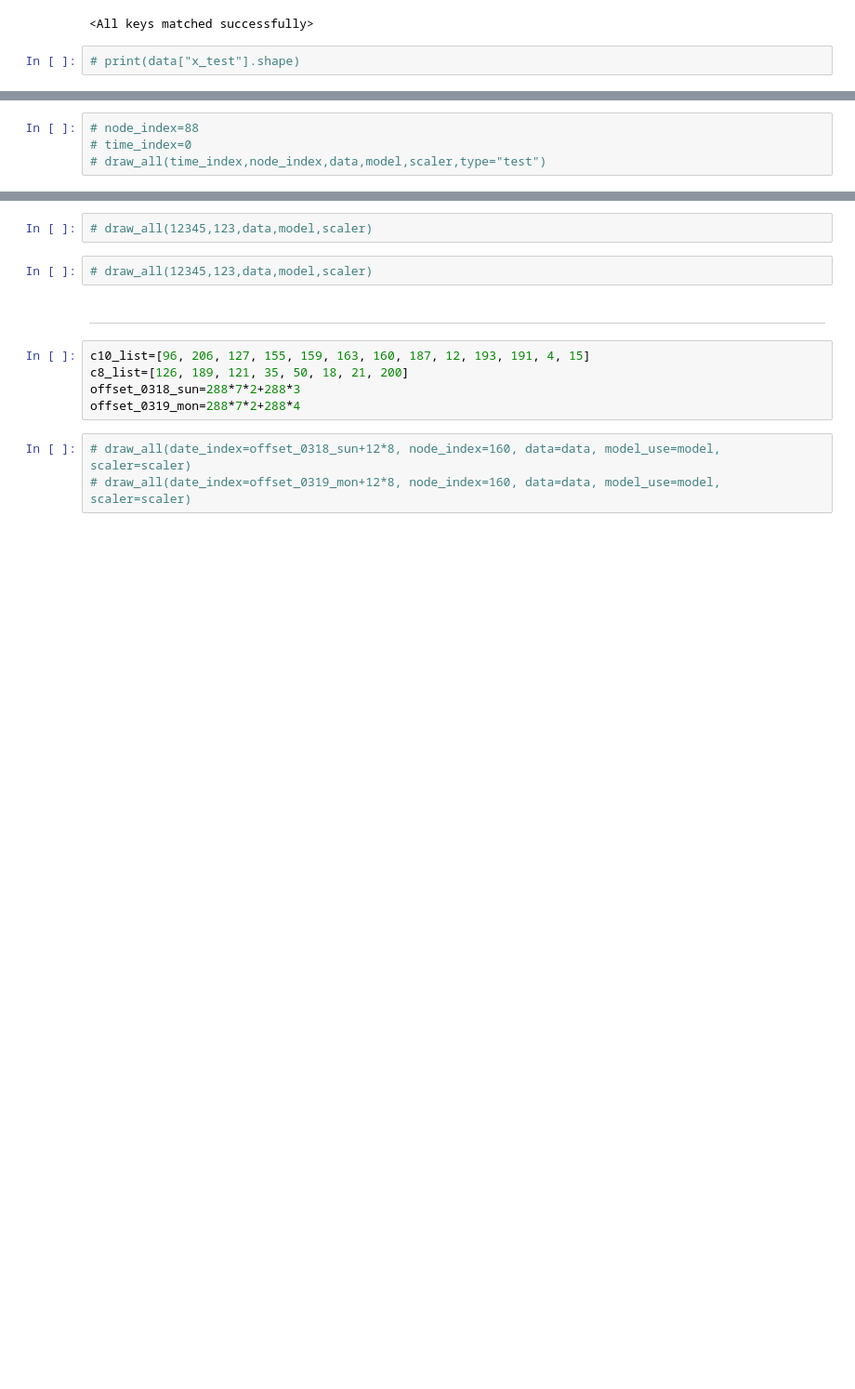
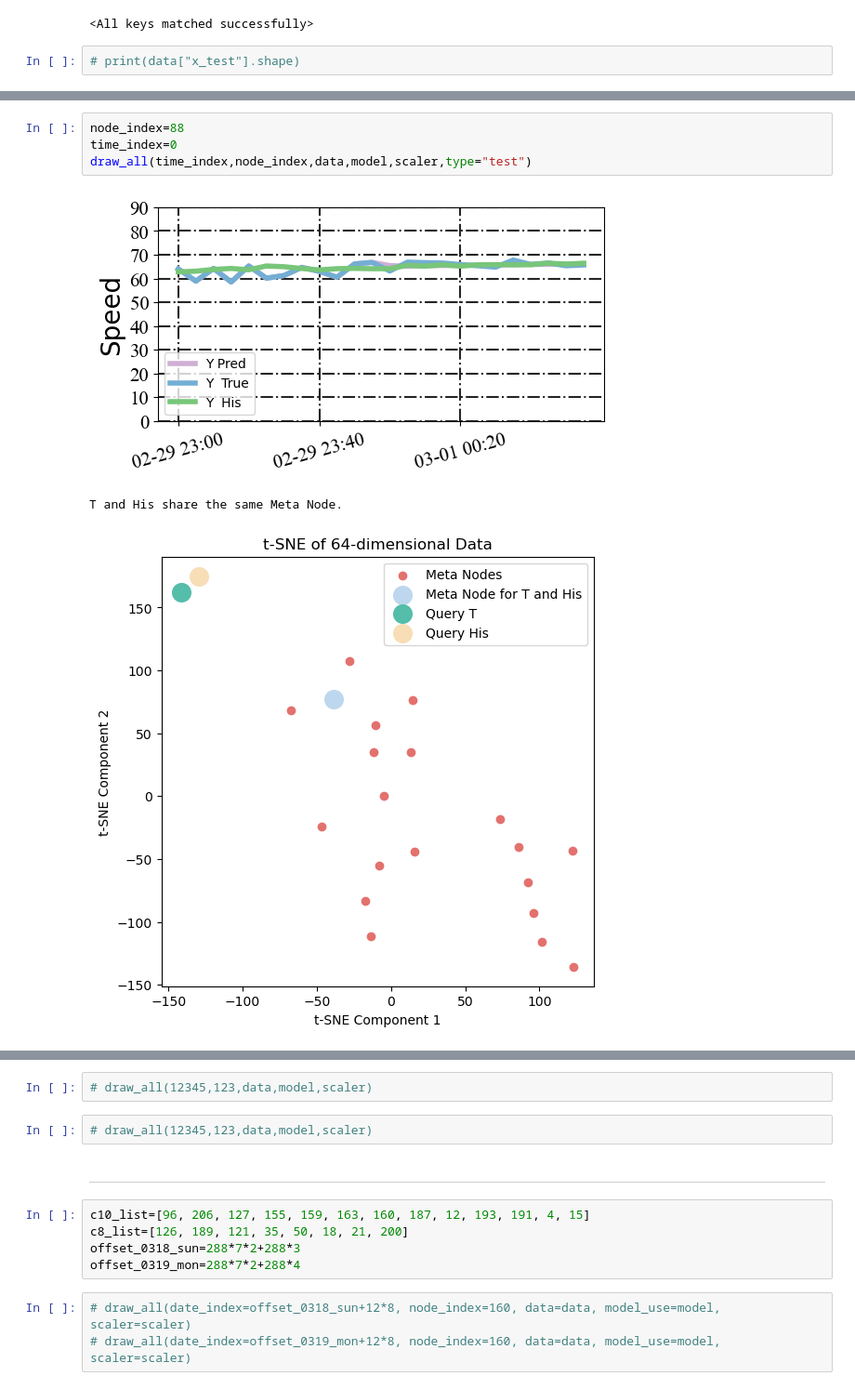
Before and after one commit to deepkashiwa20/CL-Traff, a Jupyter notebook: draw_case_LA.ipynb, the cells around one changed output, grey strips where cells are left out. Shown at 93% size. Cells and saved outputs as stored; diff of their text form; blank space fills up the shorter version.

```diff
--- a/draw_case_LA.ipynb
+++ b/draw_case_LA.ipynb
@@ -295,5 +303,9 @@ T and His share the same Meta Node.
 # %%
-# node_index=88
-# time_index=0
-# draw_all(time_index,node_index,data,model,scaler,type="test")
+node_index=88
+time_index=0
+draw_all(time_index,node_index,data,model,scaler,type="test")
+# %% [output]
+[figure, added]
+T and His share the same Meta Node.
+[figure, added]
 # %%
```
Also changed, not shown: parts of 8 cells of this notebook, 6 other files.
